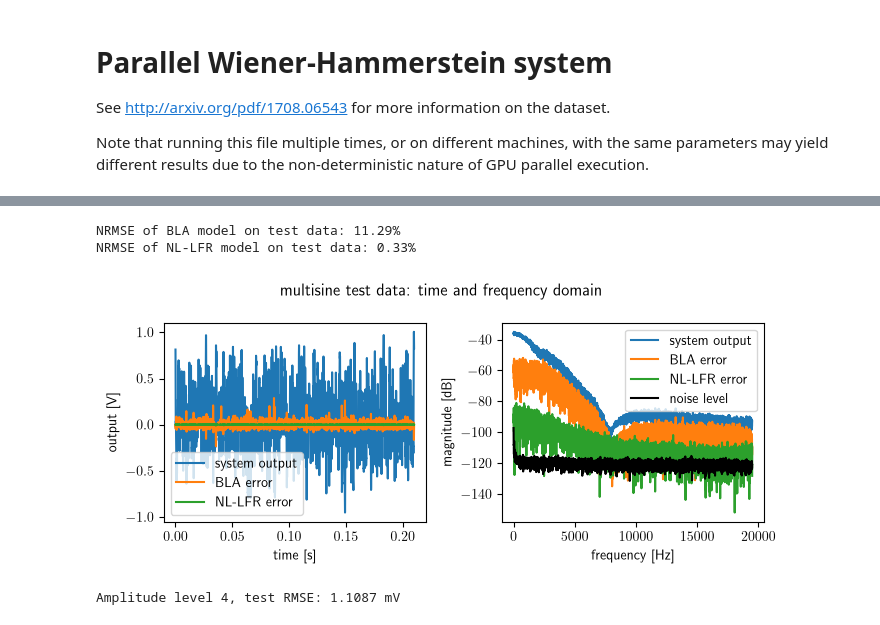
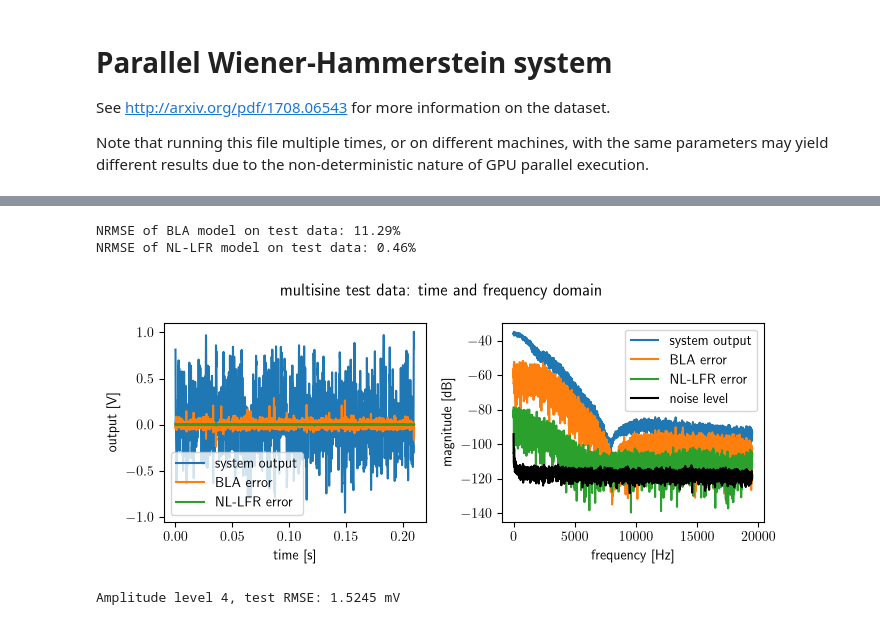
Before and after one commit to merijnfloren/freq-statespace, a Jupyter notebook: examples/nonlinear_benchmarks/parallel_wiener_hammerstein.ipynb, the cells around one changed output, grey strips where cells are left out. Drawn from its saved outputs; the diff is of its cells as text; code cells hidden in the pictures.

```diff
--- a/examples/nonlinear_benchmarks/parallel_wiener_hammerstein.ipynb
+++ b/examples/nonlinear_benchmarks/parallel_wiener_hammerstein.ipynb
@@ -182,57 +181,57 @@ y_test_bla = bla_opti.simulate(u_test)[0]
 y_test_nllfr = nllfr_opti.simulate(u_test)[0]
 
 # Only select the second steady-state period
-y_test = y_test[..., 1].squeeze()
-y_test_bla = y_test_bla[..., 1].squeeze()
+y_test_ = y_test[..., 1].squeeze()
+y_test_bla_ = y_test_bla[..., 1].squeeze()
 y_test_nllfr = y_test_nllfr[..., 1].squeeze()
 
 # Compute and print errors
-e_test_bla = y_test - y_test_bla
-e_test_nllfr = y_test - y_test_nllfr
+e_test_bla = y_test_ - y_test_bla_
+e_test_nllfr = y_test_ - y_test_nllfr
 mse_bla = np.mean((e_test_bla)**2)
 mse_nllfr_lfr = np.mean((e_test_nllfr)**2)
-norm = np.mean(y_test**2)
+norm = np.mean(y_test_**2)
 print(f'NRMSE of BLA model on test data: {100 * np.sqrt(mse_bla / norm):.2f}%')
 print(f'NRMSE of NL-LFR model on test data: {100 * np.sqrt(mse_nllfr_lfr / norm):.2f}%')
 
 # Convert to frequency domain
-Y_test = np.fft.rfft(y_test, norm='forward')
+Y_test = np.fft.rfft(y_test_, norm='forward')
 E_test_bla = np.fft.rfft(e_test_bla, norm='forward')
 E_test_nonlin_lfr = np.fft.rfft(e_test_nllfr, norm='forward')
 
 # Compute noise level
-Y_noise_std = np.sqrt(data.freq.Y_var_noise)
+Y_noise_std = np.sqrt(n_periods * data.freq.Y_var_noise)
 Y_noise_std = 1 / n_samples * Y_noise_std * data.norm.y_std  # denormalize
 
 t = data.time.t
 freqs = data.freq.freqs[excited_bins]
 
 fig, axs = plt.subplots(1, 2, figsize=(7, 3))
-axs[0].plot(t, y_test, label='system output')
+axs[0].plot(t, y_test_, label='system output')
 axs[0].plot(t, e_test_bla, label='BLA error')
 axs[0].plot(t, e_test_nllfr, label='NL-LFR error')
 axs[0].set_xlabel('time [s]')
 axs[0].set_ylabel('output [V]')
 axs[0].legend()
 
 axs[1].plot(freqs, 20*np.log10(np.abs(Y_test[excited_bins])), label='system output')
 axs[1].plot(freqs, 20*np.log10(np.abs(E_test_bla[excited_bins])), label='BLA error')
 axs[1].plot(freqs, 20*np.log10(np.abs(E_test_nonlin_lfr[excited_bins])), label='NL-LFR error')
 axs[1].plot(freqs, 20*np.log10(Y_noise_std[excited_bins]), 'k', label='noise level')
 axs[1].set_xlabel('frequency [Hz]')
 axs[1].set_ylabel('magnitude [dB]')
 axs[1].legend()
 fig.suptitle("multisine test data: time and frequency domain", fontsize=12)
 plt.tight_layout()
 plt.show()
 # %% [output]
 NRMSE of BLA model on test data: 11.29%
-NRMSE of NL-LFR model on test data: 0.33%
+NRMSE of NL-LFR model on test data: 0.46%
-[figure, old version]
+[figure, new version]
 # %%
 # Official reporting for nonlinear benchmark submission
 state_init_window_length = 50  # found in recent nonlinear_benchmark commit `c74fb1b`
-rmse = RMSE(y_test[state_init_window_length:], y_test_nllfr[state_init_window_length:])
+rmse = RMSE(y_test_[state_init_window_length:], y_test_nllfr[state_init_window_length:])
 print(f'Amplitude level {amplitude_level}, test RMSE: {1000 * rmse:.4f} mV')
 # %% [output]
-Amplitude level 4, test RMSE: 1.1087 mV
+Amplitude level 4, test RMSE: 1.5245 mV
```
Also changed, not shown: parts of 4 cells of this notebook, 2 other files.
